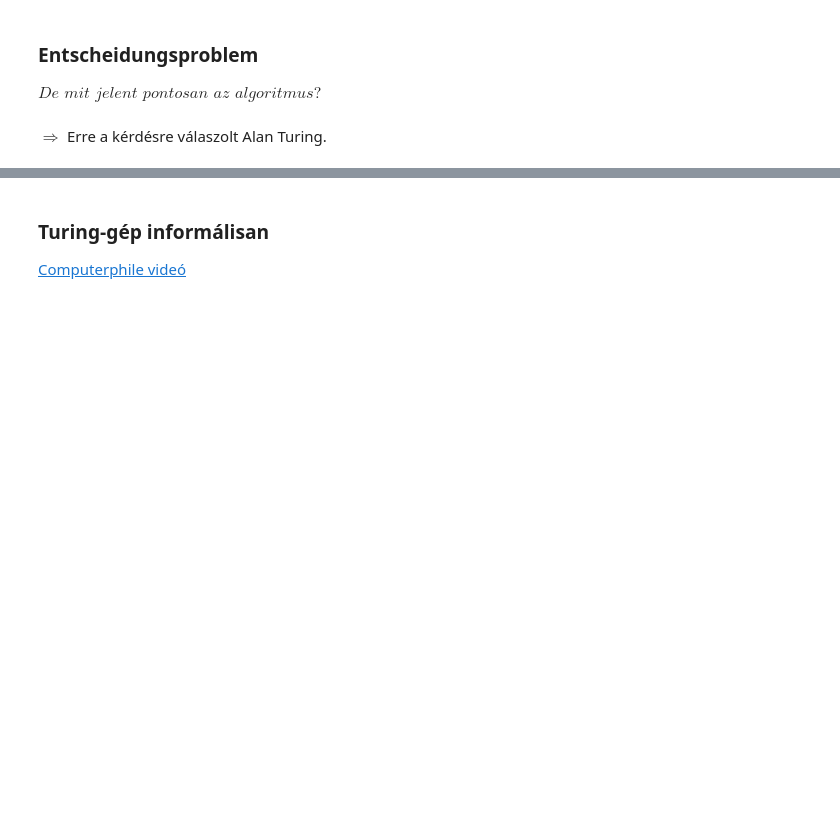
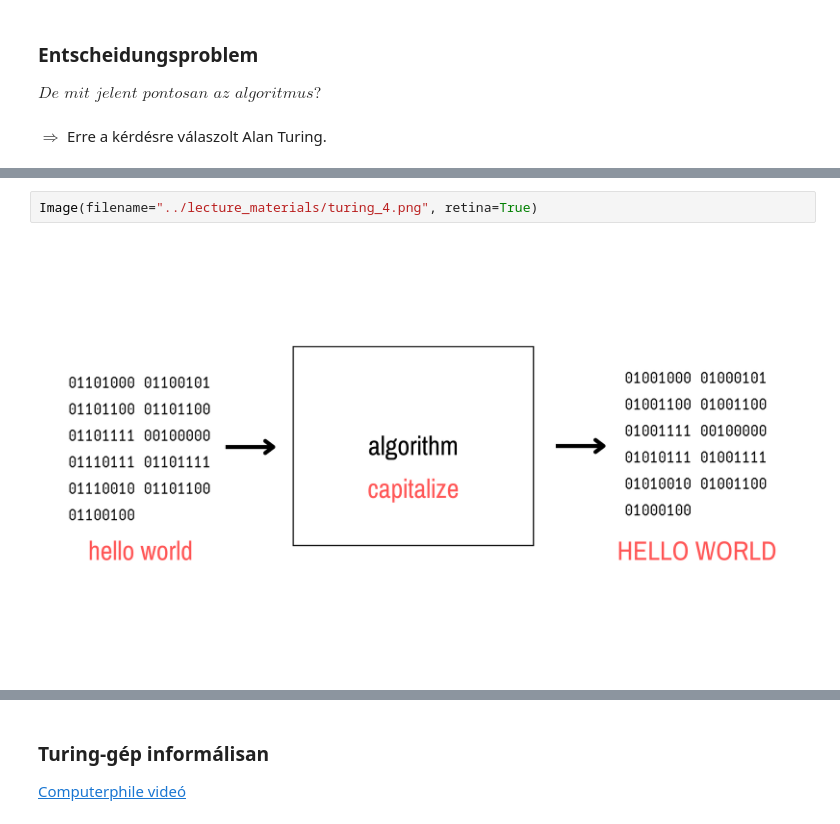
Before and after one commit to Rajk-Prog1/prog1_2021_fall, a Jupyter notebook: materials/lecture_notebooks/future_notready/prog1_turing.ipynb, the cells around one changed output, grey strips where cells are left out. Saved outputs shown, nothing was run; the diff lists cells and outputs as text; blank space fills up the shorter version.

```diff
--- a/materials/lecture_notebooks/future_notready/prog1_turing.ipynb
+++ b/materials/lecture_notebooks/future_notready/prog1_turing.ipynb
@@ -30,0 +33,4 @@ $\Rightarrow$ Erre a kérdésre válaszolt Alan Turing.
+# %%
+Image(filename="../lecture_materials/turing_4.png", retina=True)
+# %% [output]
+[figure, added]
```
Also changed, not shown: parts of 17 cells of this notebook.
